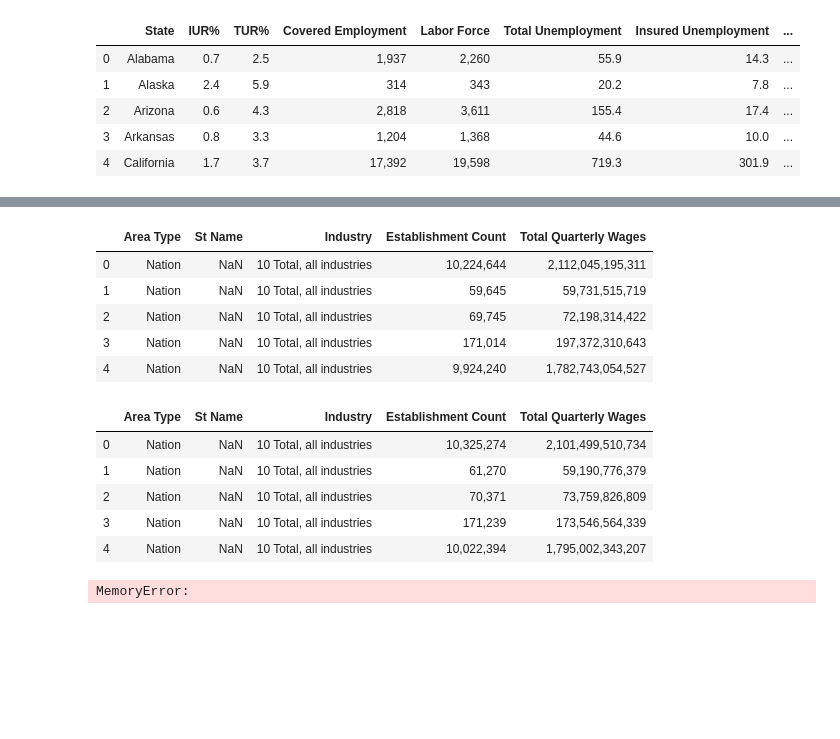
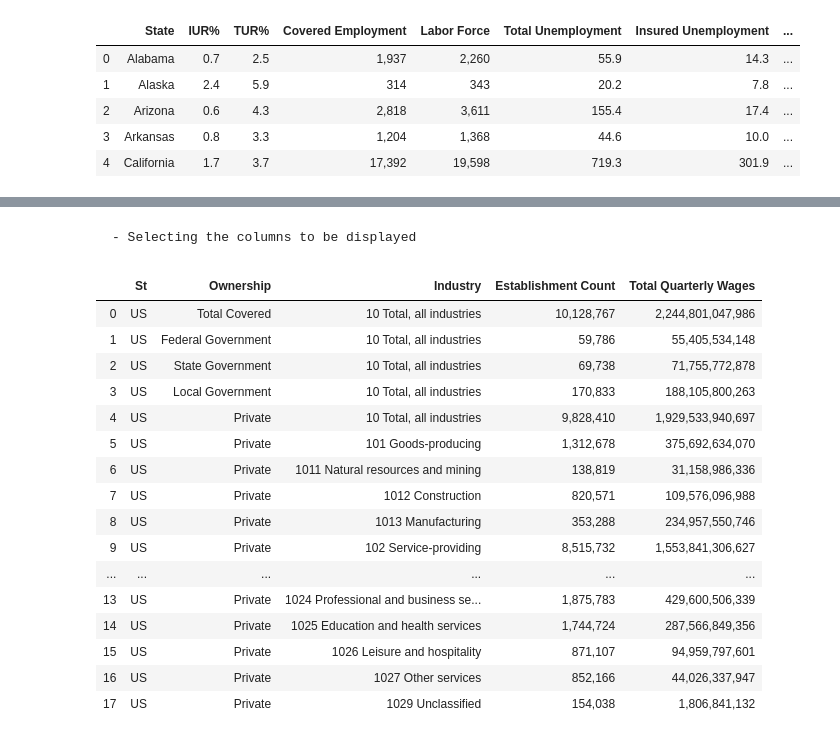
Before and after one commit to aradeleke/ETL_Project, a Jupyter notebook: ETL_Project.ipynb, the cells around one changed output, grey strips where cells are left out. Drawn from its saved outputs; the diff is of its cells as text; code cells hidden in the pictures; blank space fills up the shorter version.

```diff
--- a/ETL_Project.ipynb
+++ b/ETL_Project.ipynb
@@ -62,10 +223,23 @@ employment_data2.head()
+# %% [markdown]
+    - Selecting the columns to be displayed
 # %%
-new_employment_data2 = employment_data2[['Area Type','St Name','Industry','Establishment Count','Total Quarterly Wages']].copy()
-new_employment_data2.head()
+us_employment_df = us_employment[['St','Ownership','Industry','Establishment Count','Total Quarterly Wages']].copy()
+us_employment_df
 # %% [output]
-|  | Area Type | St Name | Industry | Establishment Count | Total Quarterly Wages |
-| 0 | Nation | NaN | 10 Total, all industries | 10,224,644 | 2,112,045,195,311 |
-| 1 | Nation | NaN | 10 Total, all industries | 59,645 | 59,731,515,719 |
-| 2 | Nation | NaN | 10 Total, all industries | 69,745 | 72,198,314,422 |
-| 3 | Nation | NaN | 10 Total, all industries | 171,014 | 197,372,310,643 |
-| 4 | Nation | NaN | 10 Total, all industries | 9,924,240 | 1,782,743,054,527 |
+|  | St | Ownership | Industry | Establishment Count | Total Quarterly Wages |
+| 0 | US | Total Covered | 10 Total, all industries | 10,128,767 | 2,244,801,047,986 |
+| 1 | US | Federal Government | 10 Total, all industries | 59,786 | 55,405,534,148 |
+| 2 | US | State Government | 10 Total, all industries | 69,738 | 71,755,772,878 |
+| 3 | US | Local Government | 10 Total, all industries | 170,833 | 188,105,800,263 |
+| 4 | US | Private | 10 Total, all industries | 9,828,410 | 1,929,533,940,697 |
+| 5 | US | Private | 101 Goods-producing | 1,312,678 | 375,692,634,070 |
+| 6 | US | Private | 1011 Natural resources and mining | 138,819 | 31,158,986,336 |
+| 7 | US | Private | 1012 Construction | 820,571 | 109,576,096,988 |
+| 8 | US | Private | 1013 Manufacturing | 353,288 | 234,957,550,746 |
+| 9 | US | Private | 102 Service-providing | 8,515,732 | 1,553,841,306,627 |
+| ... | ... | ... | ... | ... | ... |
+| 13 | US | Private | 1024 Professional and business se... | 1,875,783 | 429,600,506,339 |
+| 14 | US | Private | 1025 Education and health services | 1,744,724 | 287,566,849,356 |
+| 15 | US | Private | 1026 Leisure and hospitality | 871,107 | 94,959,797,601 |
+| 16 | US | Private | 1027 Other services | 852,166 | 44,026,337,947 |
+| 17 | US | Private | 1029 Unclassified | 154,038 | 1,806,841,132 |
@@ -75,15 +245,0 @@ employment_data3 = pd.read_csv(csv_file3)
-# %%
-new_employment_data3 = employment_data3[['Area Type','St Name','Industry','Establishment Count','Total Quarterly Wages']].copy()
-new_employment_data3.head()
-# %% [output]
-|  | Area Type | St Name | Industry | Establishment Count | Total Quarterly Wages |
-| 0 | Nation | NaN | 10 Total, all industries | 10,325,274 | 2,101,499,510,734 |
-| 1 | Nation | NaN | 10 Total, all industries | 61,270 | 59,190,776,379 |
-| 2 | Nation | NaN | 10 Total, all industries | 70,371 | 73,759,826,809 |
-| 3 | Nation | NaN | 10 Total, all industries | 171,239 | 173,546,564,339 |
-| 4 | Nation | NaN | 10 Total, all industries | 10,022,394 | 1,795,002,343,207 |
-# %%
-new_employment_data = pd.merge(new_employment_data1, new_employment_data2, on='Area Type')
-new_employment_data
-# %% [output]
-MemoryError:
```
Also changed, not shown: parts of 37 cells of this notebook.
